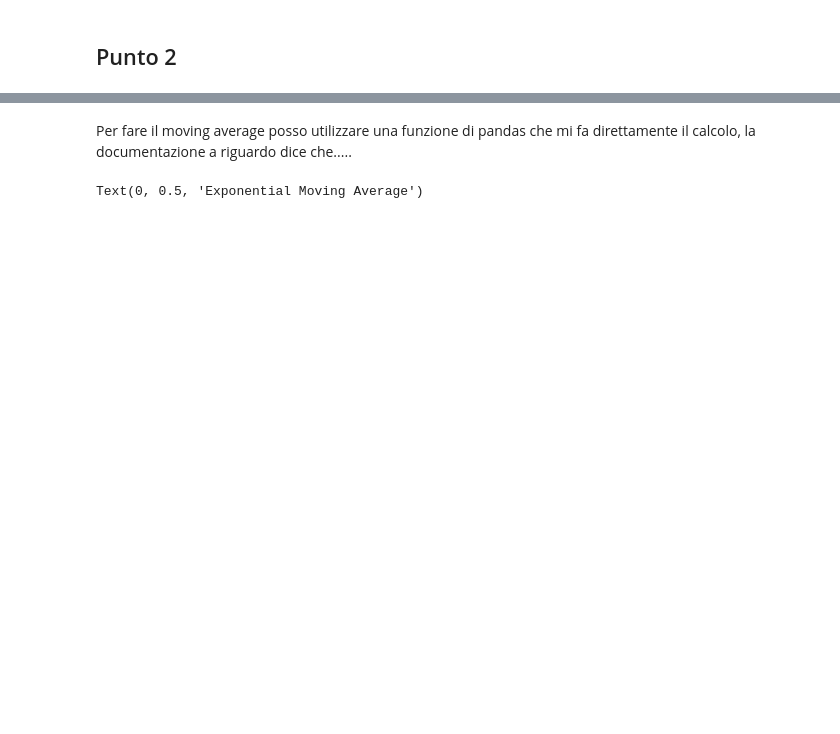
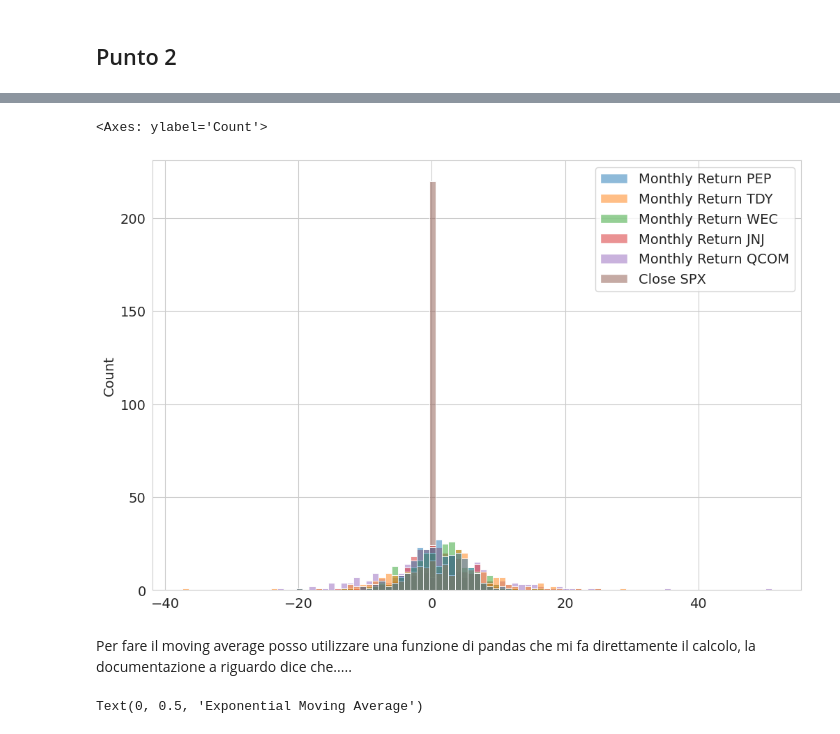
Before and after one commit to Riccardo-Martelli/Project_Work_Asset_Management, a Jupyter notebook: Final_Project.ipynb, the cells around one changed output, grey strips where cells are left out. Saved outputs shown, nothing was run; the diff lists cells and outputs as text; code cells hidden in the pictures; blank space fills up the shorter version.

```diff
--- a/Final_Project.ipynb
+++ b/Final_Project.ipynb
@@ -164,3 +164,9 @@ plt.legend()
+# %%
+plt.figure(figsize=(12,8))
+sns.histplot(data=df_return_month)
+# %% [output]
+<Axes: ylabel='Count'>
+[figure, added]
 # %% [markdown]
 Per fare il moving average posso utilizzare una funzione di pandas che mi fa direttamente il calcolo, la documentazione a riguardo dice che.....
 # %%
```
Also changed, not shown: parts of 7 cells of this notebook.
